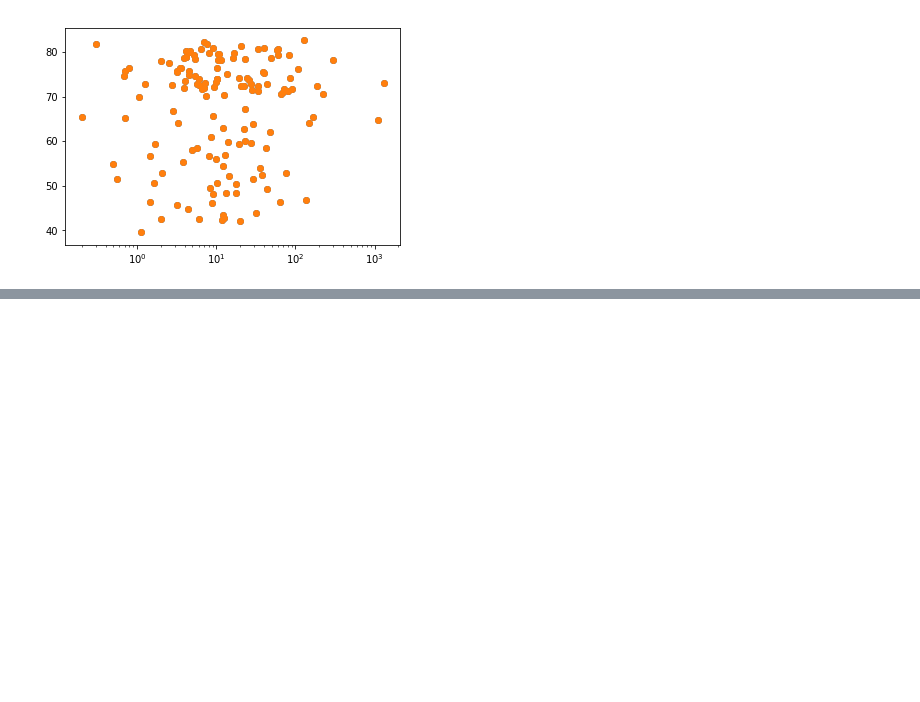
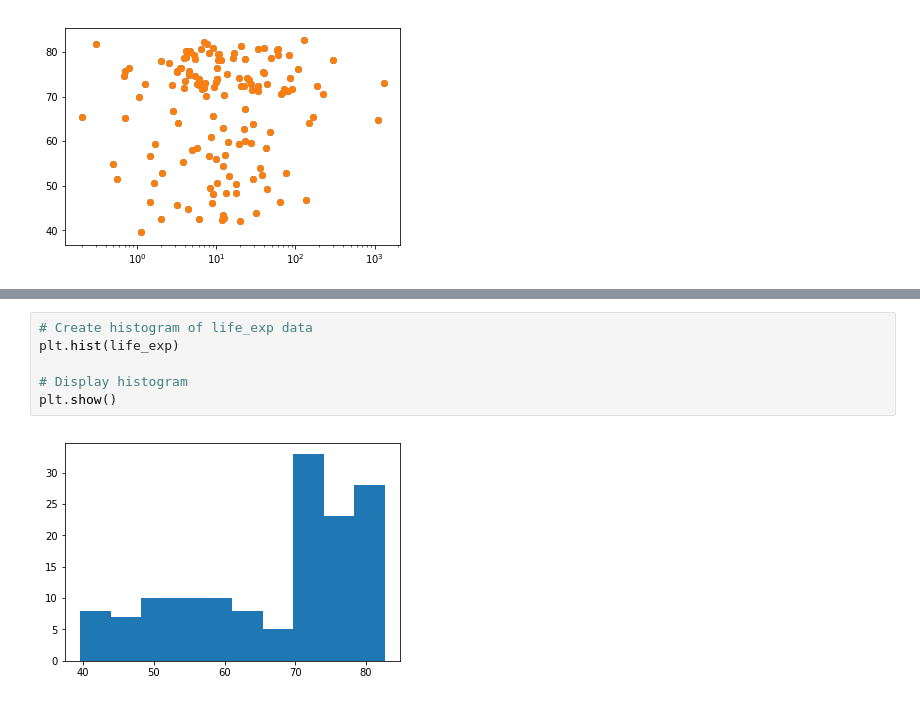
Before and after one commit to bosulliv/datacamp_python, a Jupyter notebook: programming/intermediate/ch1.ipynb, the cells around one changed output, grey strips where cells are left out. Drawn from its saved outputs; the diff is of its cells as text; blank space fills up the shorter version.

```diff
--- a/programming/intermediate/ch1.ipynb
+++ b/programming/intermediate/ch1.ipynb
@@ -825,0 +831,8 @@ plt.show()
+# %%
+# Create histogram of life_exp data
+plt.hist(life_exp)
+
+# Display histogram
+plt.show()
+# %% [output]
+[figure, added]
```
Also changed, not shown: parts of 12 cells of this notebook.
